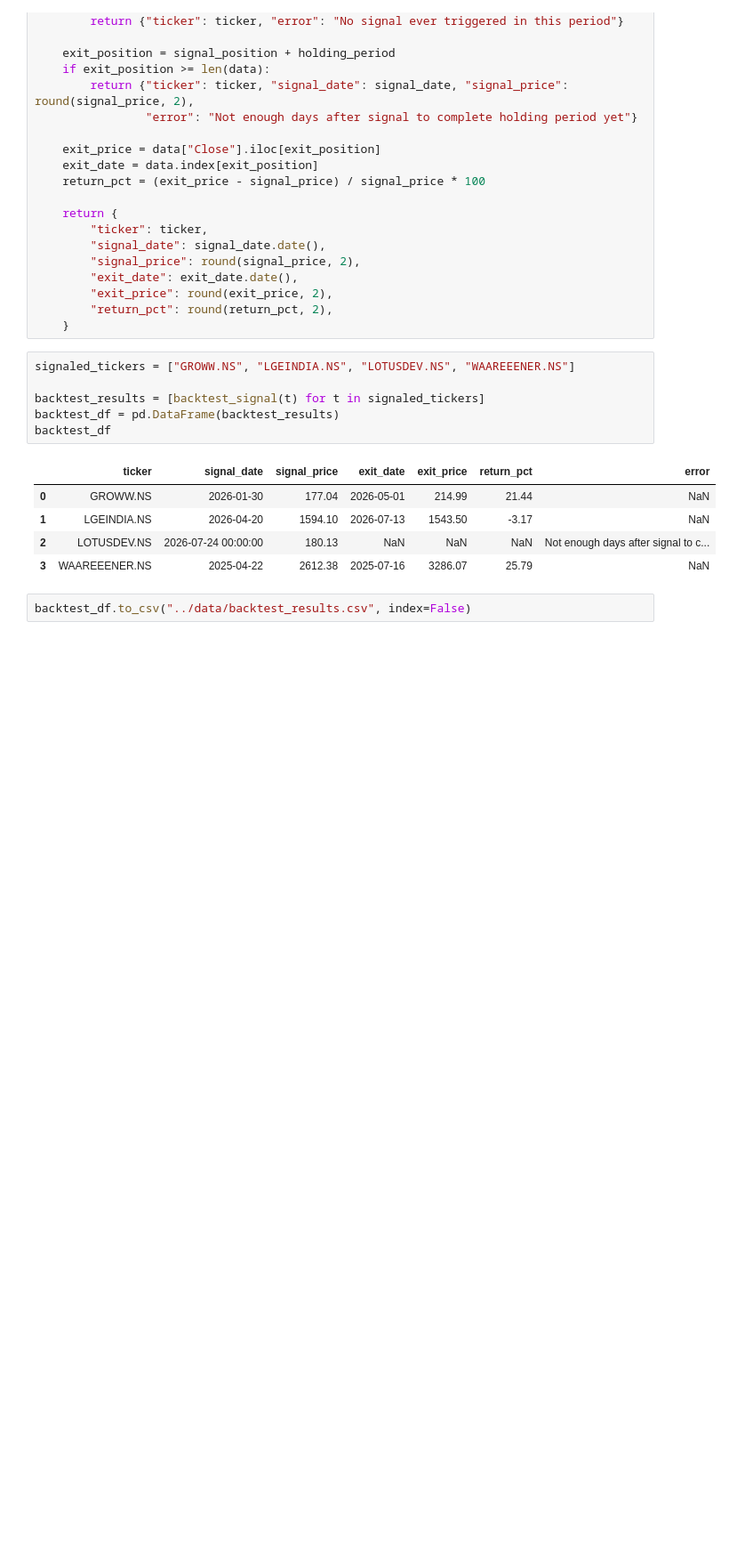
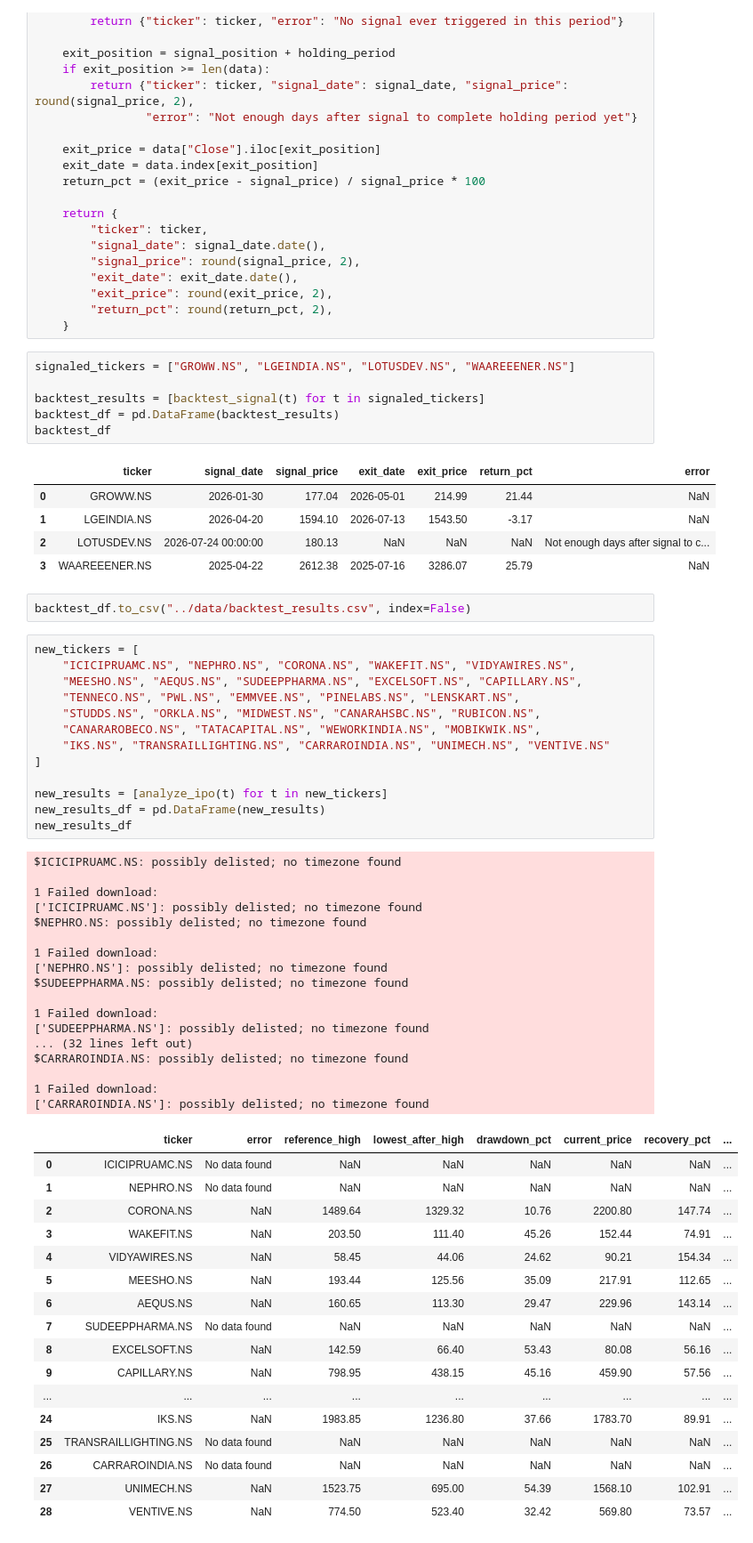
Before and after one commit to kartik-86/Equity-Signal, a Jupyter notebook: notebooks/01_explore_data.ipynb, the cells around one changed output. Shown at 89% size. Drawn from its saved outputs; the diff is of its cells as text; blank space fills up the shorter version.

```diff
--- a/notebooks/01_explore_data.ipynb
+++ b/notebooks/01_explore_data.ipynb
@@ -332,3 +332,51 @@ backtest_df
 | 3 | WAAREEENER.NS | 2025-04-22 | 2612.38 | 2025-07-16 | 3286.07 | 25.79 | NaN |
 # %%
 backtest_df.to_csv("../data/backtest_results.csv", index=False)
+# %%
+new_tickers = [
+    "ICICIPRUAMC.NS", "NEPHRO.NS", "CORONA.NS", "WAKEFIT.NS", "VIDYAWIRES.NS",
+    "MEESHO.NS", "AEQUS.NS", "SUDEEPPHARMA.NS", "EXCELSOFT.NS", "CAPILLARY.NS",
+    "TENNECO.NS", "PWL.NS", "EMMVEE.NS", "PINELABS.NS", "LENSKART.NS",
+    "STUDDS.NS", "ORKLA.NS", "MIDWEST.NS", "CANARAHSBC.NS", "RUBICON.NS",
+    "CANARAROBECO.NS", "TATACAPITAL.NS", "WEWORKINDIA.NS", "MOBIKWIK.NS",
+    "IKS.NS", "TRANSRAILLIGHTING.NS", "CARRAROINDIA.NS", "UNIMECH.NS", "VENTIVE.NS"
+]
+
+new_results = [analyze_ipo(t) for t in new_tickers]
+new_results_df = pd.DataFrame(new_results)
+new_results_df
+# %% [output]
+$ICICIPRUAMC.NS: possibly delisted; no timezone found
+
+1 Failed download:
+['ICICIPRUAMC.NS']: possibly delisted; no timezone found
+$NEPHRO.NS: possibly delisted; no timezone found
+
+1 Failed download:
+['NEPHRO.NS']: possibly delisted; no timezone found
+$SUDEEPPHARMA.NS: possibly delisted; no timezone found
+
+1 Failed download:
+['SUDEEPPHARMA.NS']: possibly delisted; no timezone found
+... (32 lines left out)
+$CARRAROINDIA.NS: possibly delisted; no timezone found
+
+1 Failed download:
+['CARRAROINDIA.NS']: possibly delisted; no timezone found
+|  | ticker | error | reference_high | lowest_after_high | drawdown_pct | current_price | recovery_pct | ... |
+| 0 | ICICIPRUAMC.NS | No data found | NaN | NaN | NaN | NaN | NaN | ... |
+| 1 | NEPHRO.NS | No data found | NaN | NaN | NaN | NaN | NaN | ... |
+| 2 | CORONA.NS | NaN | 1489.64 | 1329.32 | 10.76 | 2200.80 | 147.74 | ... |
+| 3 | WAKEFIT.NS | NaN | 203.50 | 111.40 | 45.26 | 152.44 | 74.91 | ... |
+| 4 | VIDYAWIRES.NS | NaN | 58.45 | 44.06 | 24.62 | 90.21 | 154.34 | ... |
+| 5 | MEESHO.NS | NaN | 193.44 | 125.56 | 35.09 | 217.91 | 112.65 | ... |
+| 6 | AEQUS.NS | NaN | 160.65 | 113.30 | 29.47 | 229.96 | 143.14 | ... |
+| 7 | SUDEEPPHARMA.NS | No data found | NaN | NaN | NaN | NaN | NaN | ... |
+| 8 | EXCELSOFT.NS | NaN | 142.59 | 66.40 | 53.43 | 80.08 | 56.16 | ... |
+| 9 | CAPILLARY.NS | NaN | 798.95 | 438.15 | 45.16 | 459.90 | 57.56 | ... |
+| ... | ... | ... | ... | ... | ... | ... | ... | ... |
+| 24 | IKS.NS | NaN | 1983.85 | 1236.80 | 37.66 | 1783.70 | 89.91 | ... |
+| 25 | TRANSRAILLIGHTING.NS | No data found | NaN | NaN | NaN | NaN | NaN | ... |
+| 26 | CARRAROINDIA.NS | No data found | NaN | NaN | NaN | NaN | NaN | ... |
+| 27 | UNIMECH.NS | NaN | 1523.75 | 695.00 | 54.39 | 1568.10 | 102.91 | ... |
+| 28 | VENTIVE.NS | NaN | 774.50 | 523.40 | 32.42 | 569.80 | 73.57 | ... |
```
Also changed, not shown: parts of 5 cells of this notebook, 1 other file.
